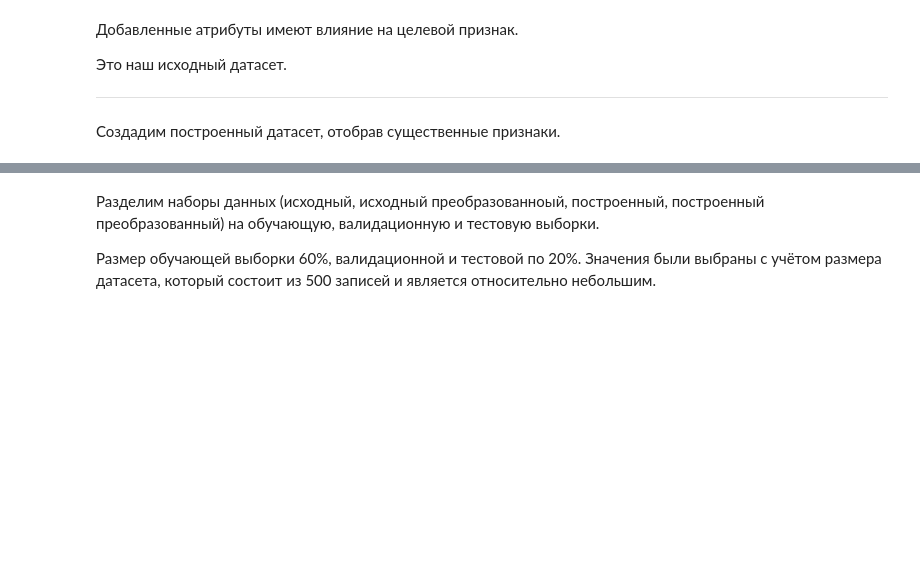
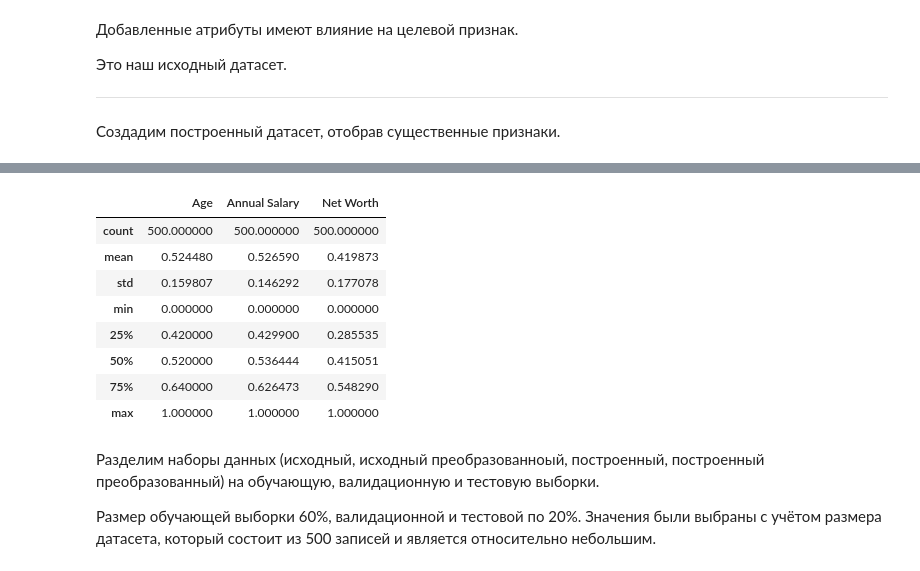
Before and after one commit to Ilia-iz/IAD_1, a Jupyter notebook: IAD1.ipynb, the cells around one changed output, grey strips where cells are left out. Drawn from its saved outputs; the diff is of its cells as text; code cells hidden in the pictures; blank space fills up the shorter version.

```diff
--- a/IAD1.ipynb
+++ b/IAD1.ipynb
@@ -297,3 +316,15 @@ print(X_scaled)
+# %%
+X_constructed_scaled_df.describe()
+# %% [output]
+|  | Age | Annual Salary | Net Worth |
+| count | 500.000000 | 500.000000 | 500.000000 |
+| mean | 0.524480 | 0.526590 | 0.419873 |
+| std | 0.159807 | 0.146292 | 0.177078 |
+| min | 0.000000 | 0.000000 | 0.000000 |
+| 25% | 0.420000 | 0.429900 | 0.285535 |
+| 50% | 0.520000 | 0.536444 | 0.415051 |
+| 75% | 0.640000 | 0.626473 | 0.548290 |
+| max | 1.000000 | 1.000000 | 1.000000 |
 # %% [markdown]
 Разделим наборы данных (исходный, исходный преобразованноый, построенный, построенный преобразованный) на обучающую, валидационную и тестовую выборки.
 
```
Also changed, not shown: parts of 11 cells of this notebook.
